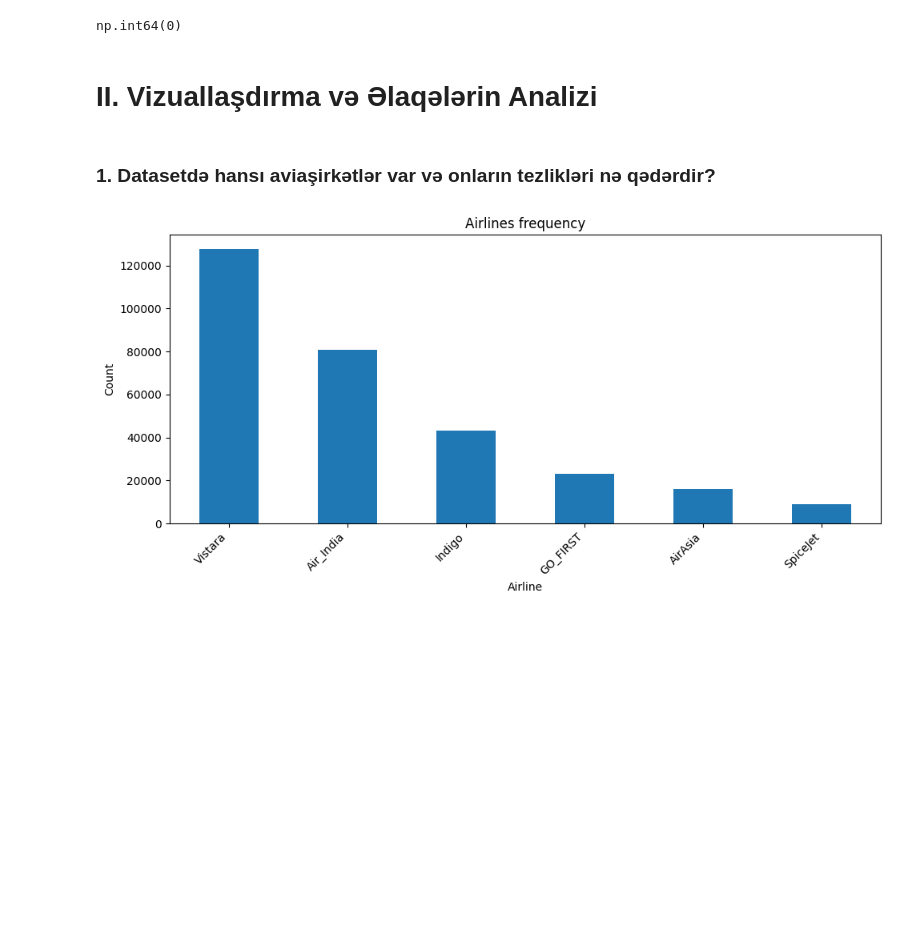
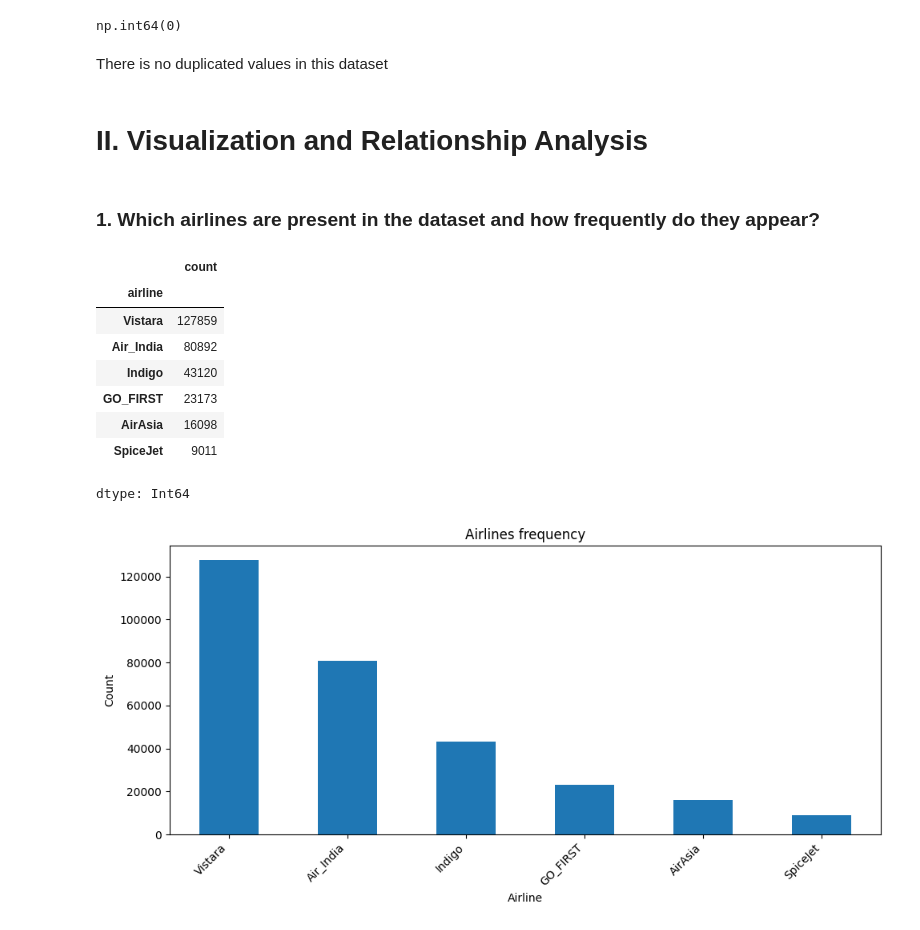
Before and after one commit to zara-abdulla/Airline_flights_analysis_with_Python_Pandas, a Jupyter notebook: code/Airlines_flight_analysis.ipynb, the cells around one changed output. Saved outputs shown, nothing was run; the diff lists cells and outputs as text; code cells hidden in the pictures; blank space fills up the shorter version.

```diff
--- a/code/Airlines_flight_analysis.ipynb
+++ b/code/Airlines_flight_analysis.ipynb
@@ -151,8 +164,24 @@ dtype: int64
 df.duplicated().sum()
 # %% [output]
 np.int64(0)
-# %% [markdown]
-# II. Vizuallaşdırma və Əlaqələrin Analizi
-# %% [markdown]
-### 1. Datasetdə hansı aviaşirkətlər var və onların tezlikləri nə qədərdir?
+# %% [markdown]
+There is no duplicated values in this dataset
+# %% [markdown]
+# II. Visualization and Relationship Analysis
+# %% [markdown]
+### 1. Which airlines are present in the dataset and how frequently do they appear?
+# %%
+airline_counts=df["airline"].value_counts()
+
+airline_counts
+# %% [output]
+|  | count |
+| airline |  |
+| Vistara | 127859 |
+| Air_India | 80892 |
+| Indigo | 43120 |
+| GO_FIRST | 23173 |
+| AirAsia | 16098 |
+| SpiceJet | 9011 |
+dtype: Int64
 # %%
```
Also changed, not shown: parts of 63 cells of this notebook, 1 other file.
